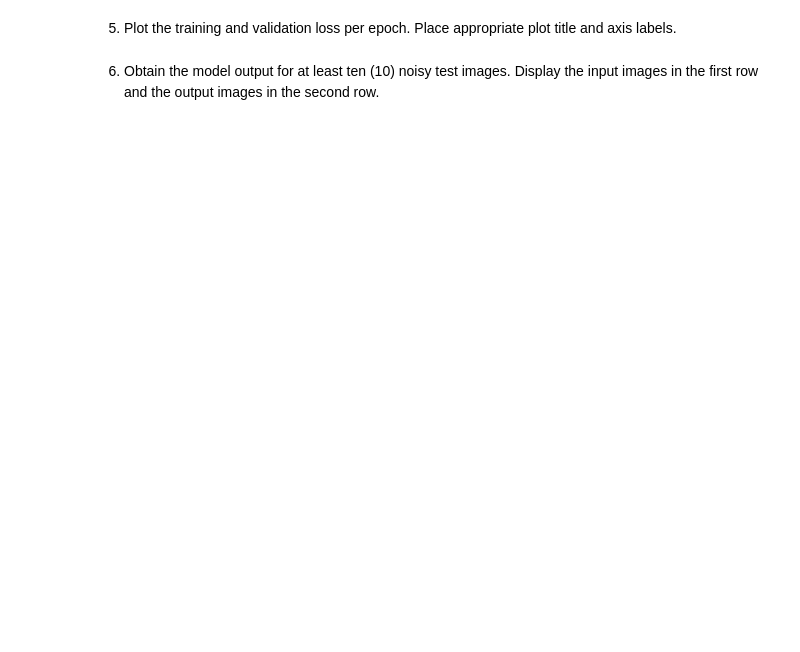
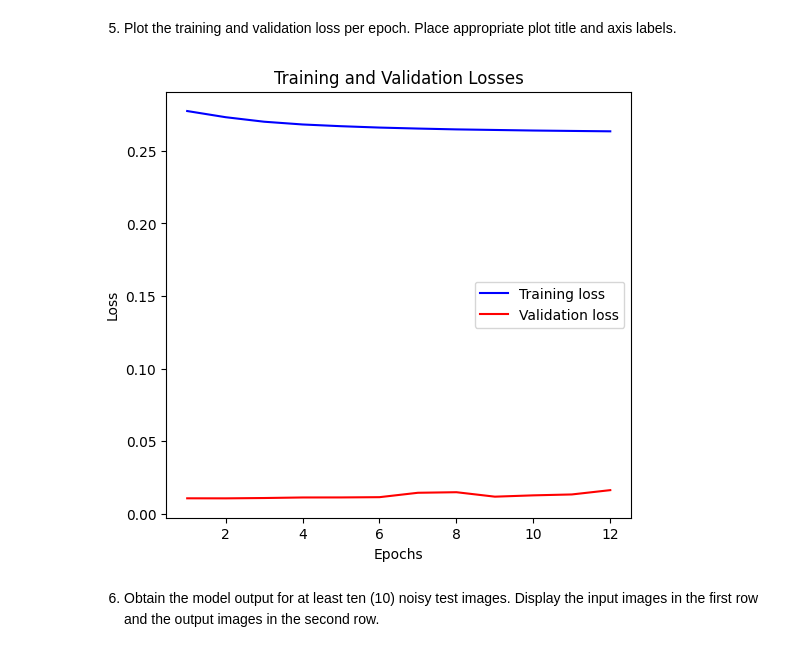
Before and after one commit to PJ-Caleon/LBYCPC4, a Jupyter notebook: Activity1.ipynb, the cells around one changed output. Drawn from its saved outputs; the diff is of its cells as text; code cells hidden in the pictures; blank space fills up the shorter version.

```diff
--- a/Activity1.ipynb
+++ b/Activity1.ipynb
@@ -470,7 +482,9 @@ for i, ax in enumerate(axes.flat):
 # %%
 # Import functions and classes
 from keras.layers import Conv2D, MaxPooling2D, UpSampling2D
+from tensorflow.keras import layers, models
 
 # Create the autoencoder model based from the illustrated model plot
 # Save the model as autoencoder_cnn variable
 ### --YOUR CODE HERE-- ###
+input_img = layers.Input(shape=(28,28,1))
@@ -476,0 +522,5 @@ from keras.layers import Conv2D, MaxPooling2D, UpSampling2D
+# %%
+# Compile the model
+autoencoder_img = models.Model(input_img, decoded)
+autoencoder_img.compile(optimizer="adam", loss="binary_crossentropy")
+autoencoder_img.summary()
@@ -479,6 +551,18 @@ from keras.layers import Conv2D, MaxPooling2D, UpSampling2D
 # %%
 # Configure the network for training
 ### --YOUR CODE HERE-- ###
+# Add channel dimension
+x_train = np.expand_dims(x_train, -1)   # (60000, 28, 28, 1)
+x_test = np.expand_dims(x_test, -1)     # (10000, 28, 28, 1)
+
+# Apply noise again AFTER reshaping
+x_train_noisy = x_train + 0.2 * np.random.normal(loc=0, scale=1, size=x_train.shape)
+x_test_noisy = x_test + 0.2 * np.random.normal(loc=0, scale=1, size=x_test.shape)
+
+# Clip to [0,1]
+x_train_noisy = np.clip(x_train_noisy, 0, 1)
+x_test_noisy = np.clip(x_test_noisy, 0, 1)
+
 
 # Train the model. Perform validation as well
 # Set the batch size to 100 and the verbosity to 2
@@ -486,3 +570,11 @@ from keras.layers import Conv2D, MaxPooling2D, UpSampling2D
 # Use early stopping to determine the appropriate training epochs
 # Assign the output to hist_autoencoder_cnn variable
 ### --YOUR CODE HERE-- ###
+
+early_stopping = EarlyStopping(monitor='val_loss', patience=3, restore_best_weights=True)
+hist_autoencoder_cnn = autoencoder_img.fit(x_train_noisy, x_train,
+                                       epochs=10,
+                                       batch_size=100,
+                                       validation_data=(x_test_noisy, x_test),
+                                       callbacks=[early_stopping],
+                                       verbose=2)
@@ -491,13 +601,22 @@ from keras.layers import Conv2D, MaxPooling2D, UpSampling2D
 # %%
 # Extract the losses during training and validation
 losses = hist_autoencoder_cnn.history["loss"]
 validation_losses = hist_autoencoder_cnn.history["val_loss"]
 epochs = range(1, len(losses) + 1)
 
 # Plot the history of training and validation losses
 plt.figure(figsize=(10, 5), constrained_layout=True)
 plt.subplot(1, 2, 1)
 ### --YOUR CODE HERE-- ###
+plt.plot(epochs, losses, 'b', label='Training loss')
+plt.plot(epochs, validation_losses, 'r', label='Validation loss')
+plt.title('Training and Validation Losses')
+plt.xlabel('Epochs')
+plt.ylabel('Loss')
+plt.legend()
+plt.show()
+# %% [output]
+[figure, added]
 # %% [markdown]
 6. Obtain the model output for at least ten (10) noisy test images. Display the input images in the first row and the output images in the second row.
 # %%
```
Also changed, not shown: parts of 9 cells of this notebook.
